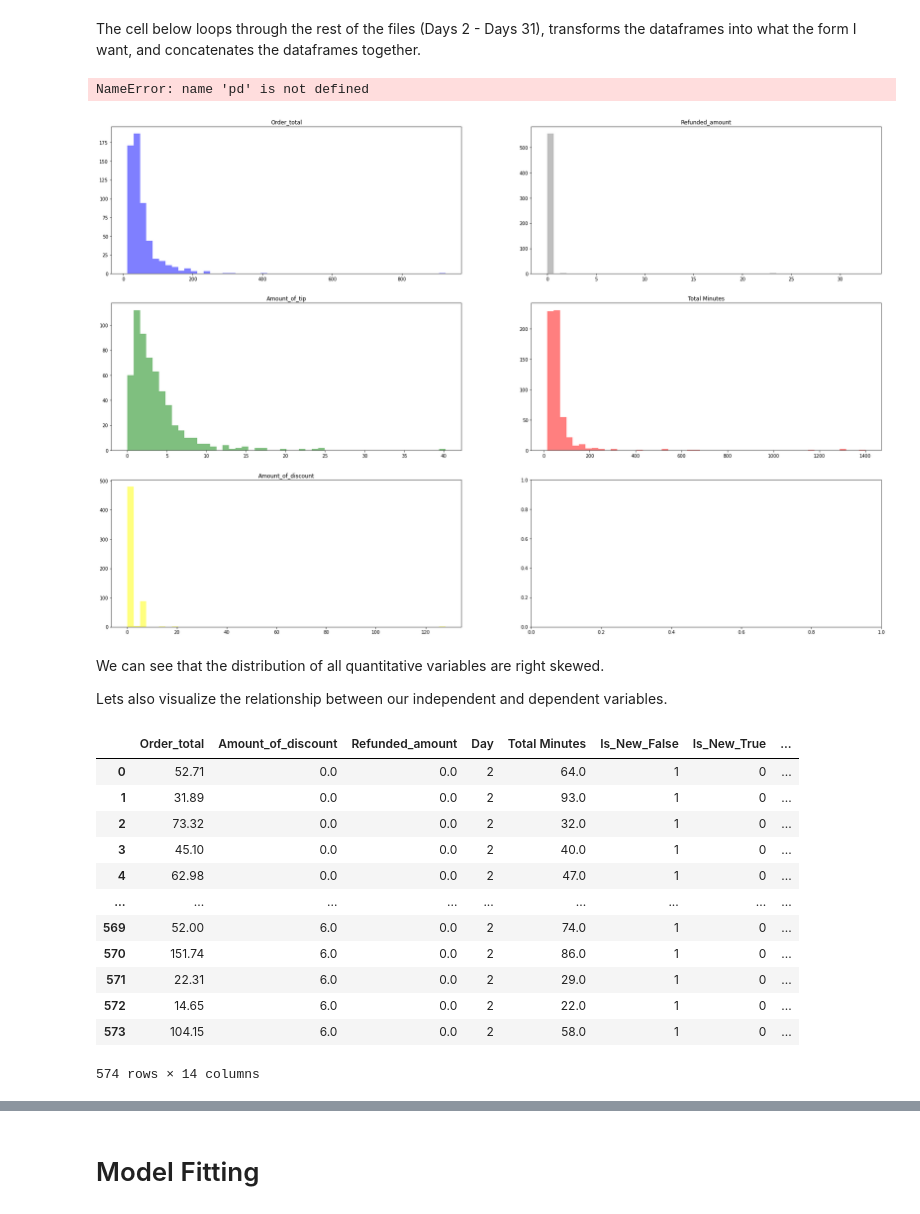
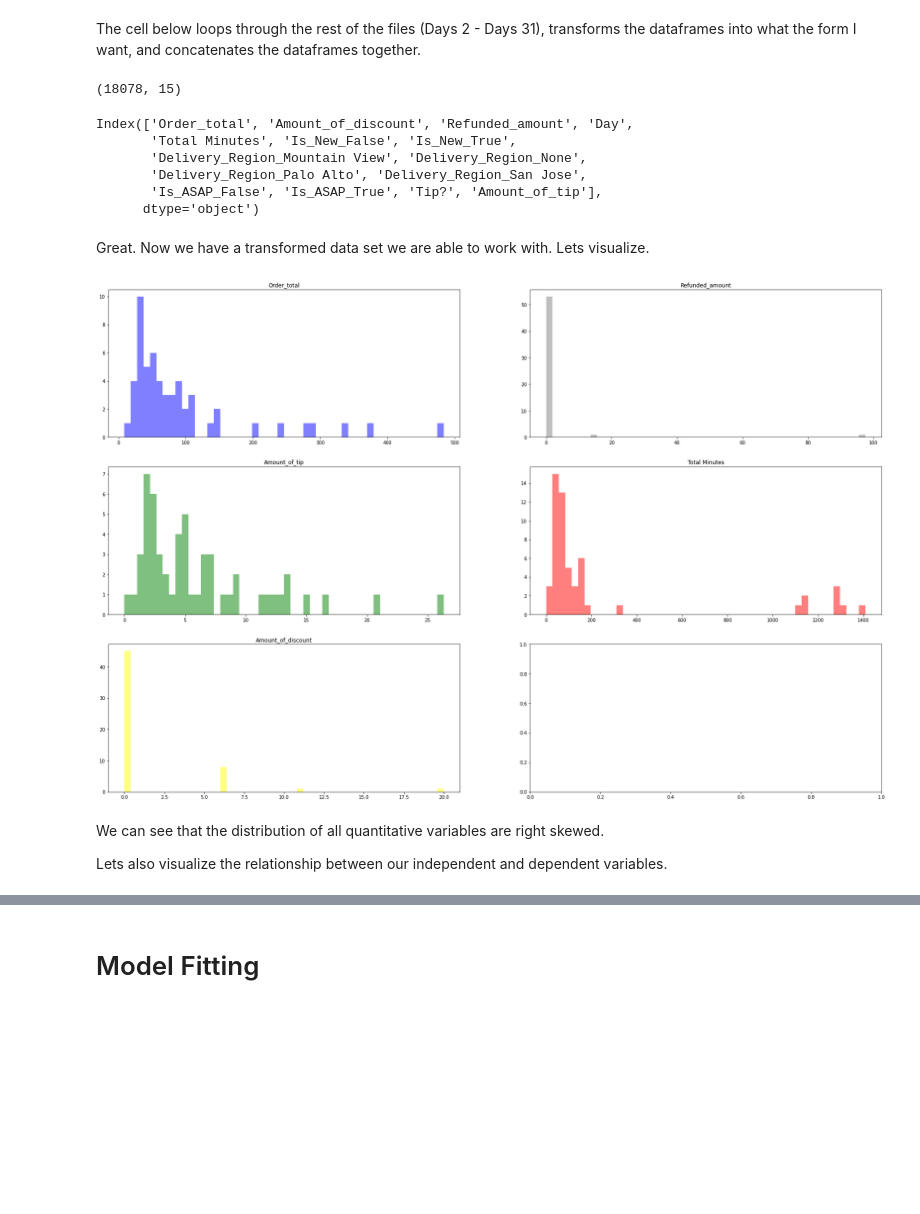
Before and after one commit to cakuang1/DDs3tosf, a Jupyter notebook: eda.ipynb, the cells around one changed output, grey strips where cells are left out. Saved outputs shown, nothing was run; the diff lists cells and outputs as text; code cells hidden in the pictures; blank space fills up the shorter version.

```diff
--- a/eda.ipynb
+++ b/eda.ipynb
@@ -195,6 +195,3 @@ import sys
 import os
 sys.path.append(os.path.abspath('../utils'))
 from utils import helpers
-# %%
-df = io.imp_file('raw','1')
-df
@@ -236,60 +219,54 @@ for i in rangeofvalues:
     #Finally concatenate dataframes
 
     current = pd.concat([current, v4])
-# %% [output]
-NameError: name 'pd' is not defined
 # %%
-current
+current.shape
+# %% [output]
+(18078, 15)
+# %%
+current.columns
+# %% [output]
+Index(['Order_total', 'Amount_of_discount', 'Refunded_amount', 'Day',
+       'Total Minutes', 'Is_New_False', 'Is_New_True',
+       'Delivery_Region_Mountain View', 'Delivery_Region_None',
+       'Delivery_Region_Palo Alto', 'Delivery_Region_San Jose',
+       'Is_ASAP_False', 'Is_ASAP_True', 'Tip?', 'Amount_of_tip'],
+      dtype='object')
+# %% [markdown]
+Great. Now we have a transformed data set we are able to work with. Lets visualize.
 # %%
 import numpy as np
 
 # Generate some random data
-data1 = v3['Order_total']
-data2 = v3['Amount_of_tip']
-data3 = v3['Total Minutes']
-data4 = v3['Refunded_amount']
-data5 = v3['Amount_of_discount']
+data1 = current['Order_total']
+data2 = current['Amount_of_tip']
+data3 = current['Total Minutes']
+data4 = current['Refunded_amount']
+data5 = current['Amount_of_discount']
 
 
 # Create a figure with two subplots
 fig, axs = plt.subplots(3, 2,figsize = (30,20))
 
 # Plot the histograms in each subplot
 axs[0][0].hist(data1, bins=50, color='blue', alpha=0.5)
 axs[0][0].set_title('Order_total')
 axs[1][0].hist(data2, bins=50,color='green', alpha=0.5)
 axs[1][0].set_title('Amount_of_tip')
 axs[1][1].hist(data3,  bins=50,color='red', alpha=0.5)
 axs[1][1].set_title('Total Minutes')
 axs[0][1].hist(data4, bins=50, color='gray', alpha=0.5)
 axs[0][1].set_title('Refunded_amount')
 axs[2][0].hist(data5, bins=50, color='yellow', alpha=0.5)
 axs[2][0].set_title('Amount_of_discount')
 
 
-
 # Display the figure
 plt.show()
 # %% [output]
-[figure, old version]
+[figure, new version]
 # %% [markdown]
 We can see that the distribution of all quantitative variables are right skewed.
 
 Lets also visualize the relationship between our independent and dependent variables.
-# %%
-finalv
-# %% [output]
-|  | Order_total | Amount_of_discount | Refunded_amount | Day | Total Minutes | Is_New_False | Is_New_True | ... |
-| 0 | 52.71 | 0.0 | 0.0 | 2 | 64.0 | 1 | 0 | ... |
-| 1 | 31.89 | 0.0 | 0.0 | 2 | 93.0 | 1 | 0 | ... |
-| 2 | 73.32 | 0.0 | 0.0 | 2 | 32.0 | 1 | 0 | ... |
-| 3 | 45.10 | 0.0 | 0.0 | 2 | 40.0 | 1 | 0 | ... |
-| 4 | 62.98 | 0.0 | 0.0 | 2 | 47.0 | 1 | 0 | ... |
-| ... | ... | ... | ... | ... | ... | ... | ... | ... |
-| 569 | 52.00 | 6.0 | 0.0 | 2 | 74.0 | 1 | 0 | ... |
-| 570 | 151.74 | 6.0 | 0.0 | 2 | 86.0 | 1 | 0 | ... |
-| 571 | 22.31 | 6.0 | 0.0 | 2 | 29.0 | 1 | 0 | ... |
-| 572 | 14.65 | 6.0 | 0.0 | 2 | 22.0 | 1 | 0 | ... |
-| 573 | 104.15 | 6.0 | 0.0 | 2 | 58.0 | 1 | 0 | ... |
-574 rows × 14 columns
 # %%
```
Also changed, not shown: parts of 14 cells of this notebook, 1 other file.
